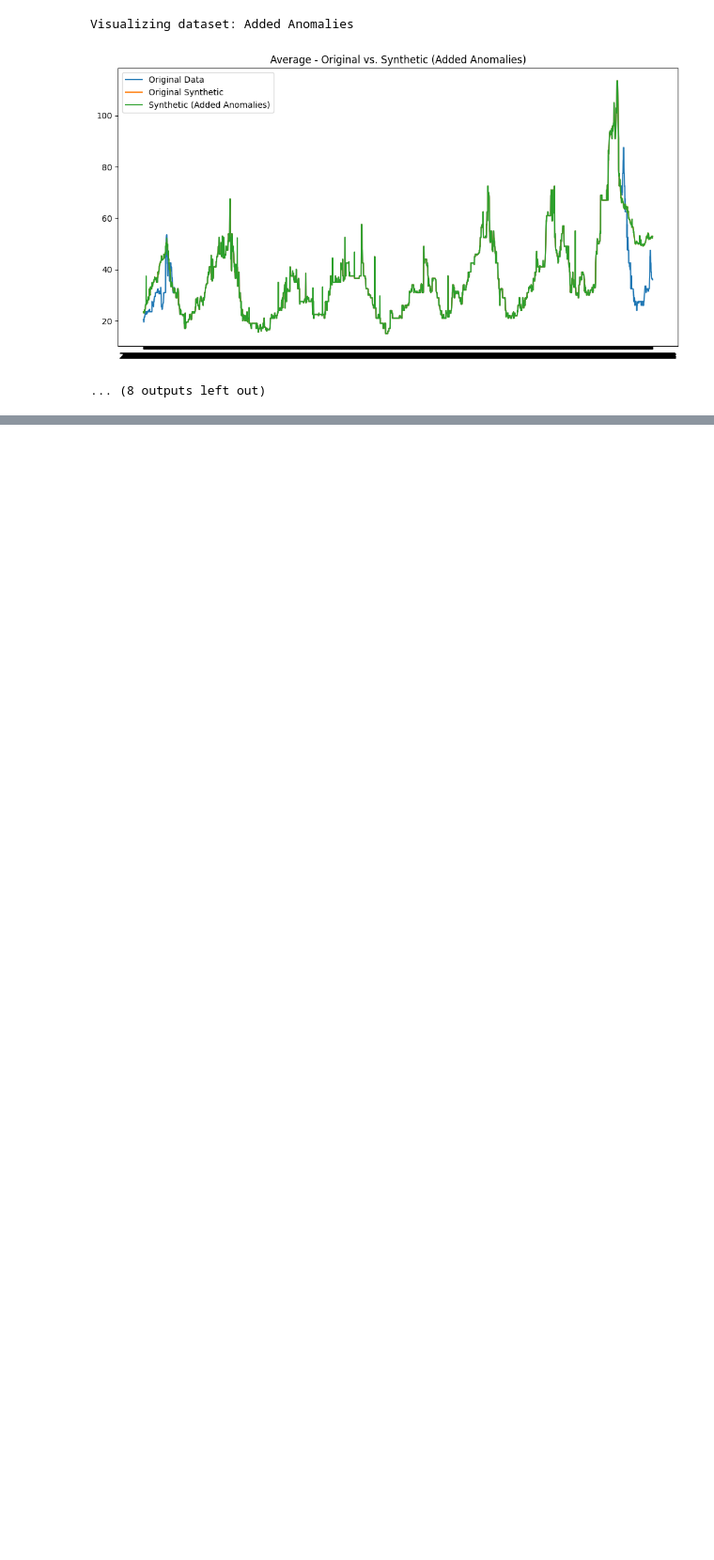
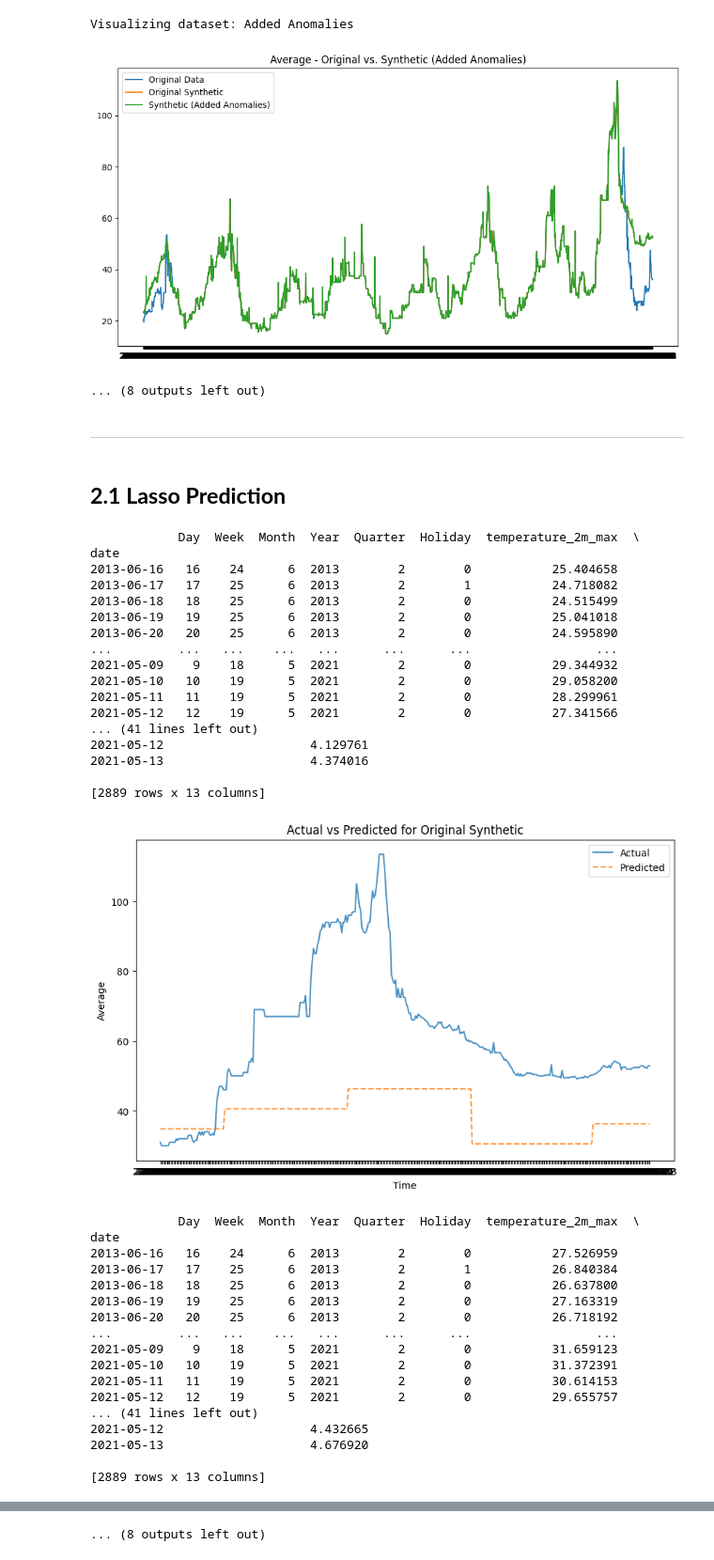
Before and after one commit to lukas-stamm/PAII, a Jupyter notebook: modelling/simulation_study.ipynb, the cells around one changed output, grey strips where cells are left out. Shown at 94% size. Saved outputs shown, nothing was run; the diff lists cells and outputs as text; code cells hidden in the pictures; blank space fills up the shorter version.

```diff
--- a/modelling/simulation_study.ipynb
+++ b/modelling/simulation_study.ipynb
@@ -181,9 +198,14 @@ for ts in time_series:
 
     synthetic_variations[ts] = variations
 # %%
+time_data = data[['Day', 'Week', 'Month', 'Year', 'Quarter', 'Holiday']]
+
 # Combine variations into new DataFrames
 synthetic_datasets = {
-    variation_name: pd.DataFrame({ts: synthetic_variations[ts][idx][1] for ts in time_series})
+    variation_name: pd.concat(
+        [time_data, pd.DataFrame({ts: synthetic_variations[ts][idx][1] for ts in time_series})],
+        axis=1
+    )
     for idx, (variation_name, _) in enumerate(synthetic_variations[data.columns[0]])
 }
 # %%
@@ -213,3 +235,5 @@ Visualizing dataset: Nonlinear Trend
 Visualizing dataset: Added Anomalies
 [figure]
 ... (8 outputs left out)
+# %% [markdown]
+---
@@ -215,0 +244,2 @@ Visualizing dataset: Added Anomalies
+# %% [markdown]
+## **2.1 Lasso Prediction**
@@ -215,0 +277,57 @@ Visualizing dataset: Added Anomalies
+# %%
+lasso_model = joblib.load('../saved_models/lasso.pkl')
+
+results = {}
+
+for name, dataset in synthetic_datasets.items():
+    mae, y_test_actual, y_pred = process_and_train(dataset, lasso_model)
+    results[name] = {
+        "MAE": mae,
+        "Actual": y_test_actual,
+        "Predicted": y_pred,
+    }
+    # Plot results
+    plt.figure(figsize=(10, 6))
+    plt.plot(y_test_actual, label='Actual', alpha=0.8)
+    plt.plot(y_pred, label='Predicted', alpha=0.8, linestyle='--')
+    plt.title(f'Actual vs Predicted for {name}')
+    plt.xlabel('Time')
+    plt.ylabel('Average')
+    plt.legend()
+    plt.show()
+# %% [output]
+            Day  Week  Month  Year  Quarter  Holiday  temperature_2m_max  \
+date
+2013-06-16   16    24      6  2013        2        0           25.404658
+2013-06-17   17    25      6  2013        2        1           24.718082
+2013-06-18   18    25      6  2013        2        0           24.515499
+2013-06-19   19    25      6  2013        2        0           25.041018
+2013-06-20   20    25      6  2013        2        0           24.595890
+...         ...   ...    ...   ...      ...      ...                 ...
+2021-05-09    9    18      5  2021        2        0           29.344932
+2021-05-10   10    19      5  2021        2        0           29.058200
+2021-05-11   11    19      5  2021        2        0           28.299961
+2021-05-12   12    19      5  2021        2        0           27.341566
+... (41 lines left out)
+2021-05-12                    4.129761
+2021-05-13                    4.374016
+
+[2889 rows x 13 columns]
+[figure, added]
+            Day  Week  Month  Year  Quarter  Holiday  temperature_2m_max  \
+date
+2013-06-16   16    24      6  2013        2        0           27.526959
+2013-06-17   17    25      6  2013        2        1           26.840384
+2013-06-18   18    25      6  2013        2        0           26.637800
+2013-06-19   19    25      6  2013        2        0           27.163319
+2013-06-20   20    25      6  2013        2        0           26.718192
+...         ...   ...    ...   ...      ...      ...                 ...
+2021-05-09    9    18      5  2021        2        0           31.659123
+2021-05-10   10    19      5  2021        2        0           31.372391
+2021-05-11   11    19      5  2021        2        0           30.614153
+2021-05-12   12    19      5  2021        2        0           29.655757
+... (41 lines left out)
+2021-05-12                    4.432665
+2021-05-13                    4.676920
+
+[2889 rows x 13 columns]
@@ -215,0 +407 @@ Visualizing dataset: Added Anomalies
+... (8 outputs left out)
```
Also changed, not shown: parts of 14 cells of this notebook, 4 other files.
